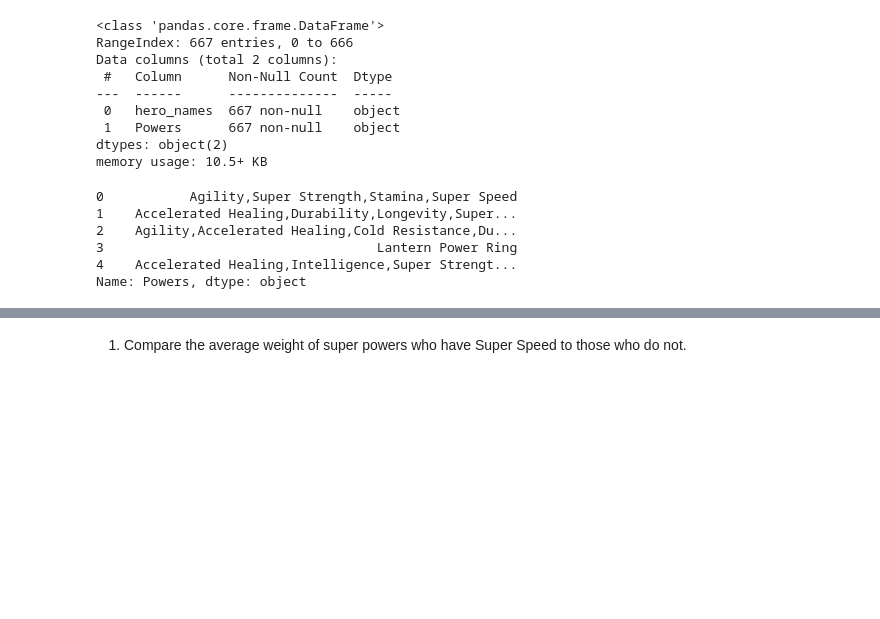
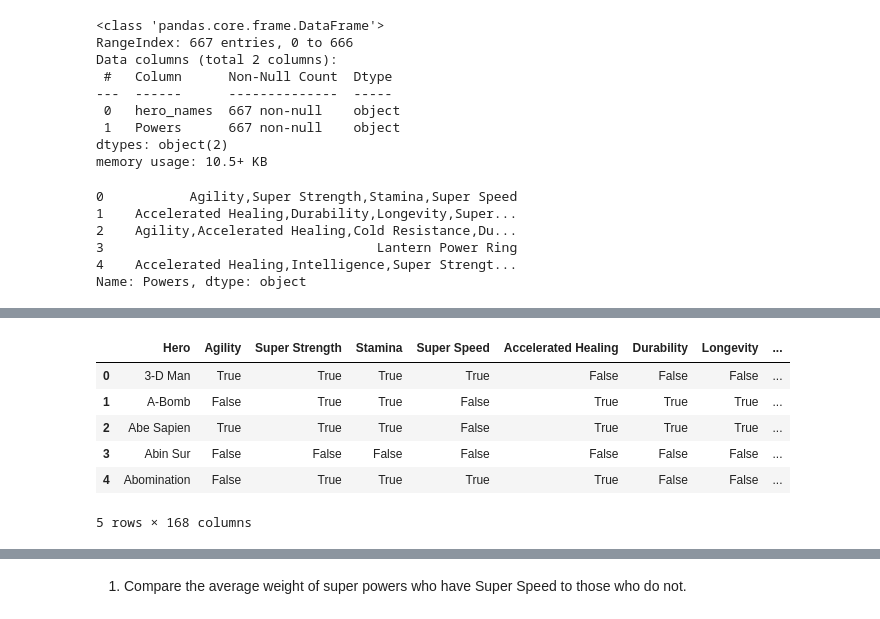
Before and after one commit to patelmedha/SuperHero, a Jupyter notebook: Applying Advanced Transformations.ipynb, the cells around one changed output, grey strips where cells are left out. Drawn from its saved outputs; the diff is of its cells as text; code cells hidden in the pictures; blank space fills up the shorter version.

```diff
--- a/Applying Advanced Transformations.ipynb
+++ b/Applying Advanced Transformations.ipynb
@@ -292,9 +273,5 @@ powers['Powers'].head()
 3                                   Lantern Power Ring
 4    Accelerated Healing,Intelligence,Super Strengt...
 Name: Powers, dtype: object
-# %%
-#Convert str to list by replacing '' to ""
-powers['Powers'] = powers['Powers'].str.split(',')
-powers = powers.explode('Powers')
 # %%
 powers.rename(columns={'hero_names': 'Hero'}, inplace=True)
@@ -321,0 +326,12 @@ memory usage: 137.7+ KB
+# %%
+#Drop 'power_split' and 'Powers' columns
+powers = powers.drop(columns=['powers_split', 'Powers'])
+powers.head()
+# %% [output]
+|  | Hero | Agility | Super Strength | Stamina | Super Speed | Accelerated Healing | Durability | Longevity | ... |
+| 0 | 3-D Man | True | True | True | True | False | False | False | ... |
+| 1 | A-Bomb | False | True | True | False | True | True | True | ... |
+| 2 | Abe Sapien | True | True | True | False | True | True | True | ... |
+| 3 | Abin Sur | False | False | False | False | False | False | False | ... |
+| 4 | Abomination | False | True | True | True | True | False | False | ... |
+5 rows × 168 columns
```
Also changed, not shown: parts of 24 cells of this notebook, 1 other file.
